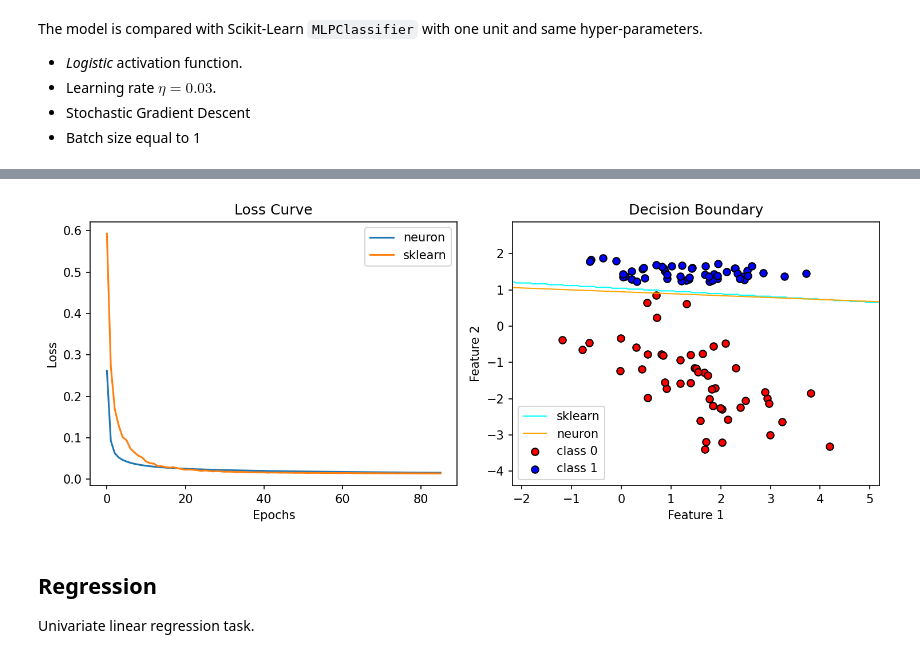
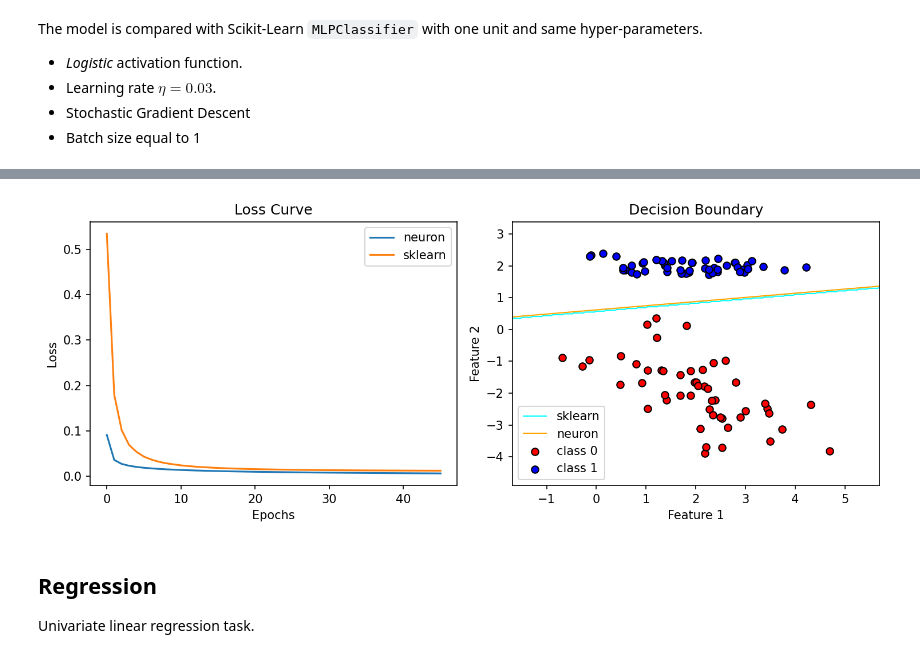
Before and after one commit to NicolaAnnu/NeuralNetwork-ML, a Jupyter notebook: notebooks/neuron.ipynb, the cells around one changed output, grey strips where cells are left out. Cells and saved outputs as stored; diff of their text form; code cells hidden in the pictures.

```diff
--- a/notebooks/neuron.ipynb
+++ b/notebooks/neuron.ipynb
@@ -15,17 +15,17 @@ import numpy as np
 from sklearn.datasets import make_classification
 import matplotlib.pyplot as plt
 
-
+n_features = 2
 X, y = [
     np.array(i)
     for i in make_classification(
         n_samples=100,
-        n_features=2,
-        n_informative=2,
+        n_features=n_features,
+        n_informative=n_features,
         n_redundant=0,
         n_repeated=0,
         n_clusters_per_class=1,
-        class_sep=1.5,
+        class_sep=2,
         random_state=0,
     )
 ]
@@ -68,8 +68,9 @@ neuron = Neuron(
     max_iter=1000,
 )
 
-loss = neuron.train(X, y)
-print(f"neuron loss: {loss[-1]:.4f}")
+neuron.train(X, y)
+loss = neuron.loss
+print(f"neuron loss: {loss:.4f}")
 
 pred = np.round(neuron.predict(X))
 accuracy = accuracy_score(y, pred)
@@ -92,5 +93,5 @@ pred = mlp.predict(X)
 accuracy = accuracy_score(y, pred)
 print(f"sklearn accuracy: {accuracy:.2f}")
 
-loss_decision_boundary(loss, mlp.loss_curve_, X, y, mlp, neuron)
+loss_decision_boundary(neuron.loss_curve, mlp.loss_curve_, X, y, mlp, neuron)
 # %% [output]
@@ -100,5 +101,5 @@ sklearn loss: 0.0142
 sklearn accuracy: 1.00
-[figure, old version]
+[figure, new version]
 # %% [markdown]
 ## Regression
 
```
Also changed, not shown: parts of 3 cells of this notebook, 2 other files.
